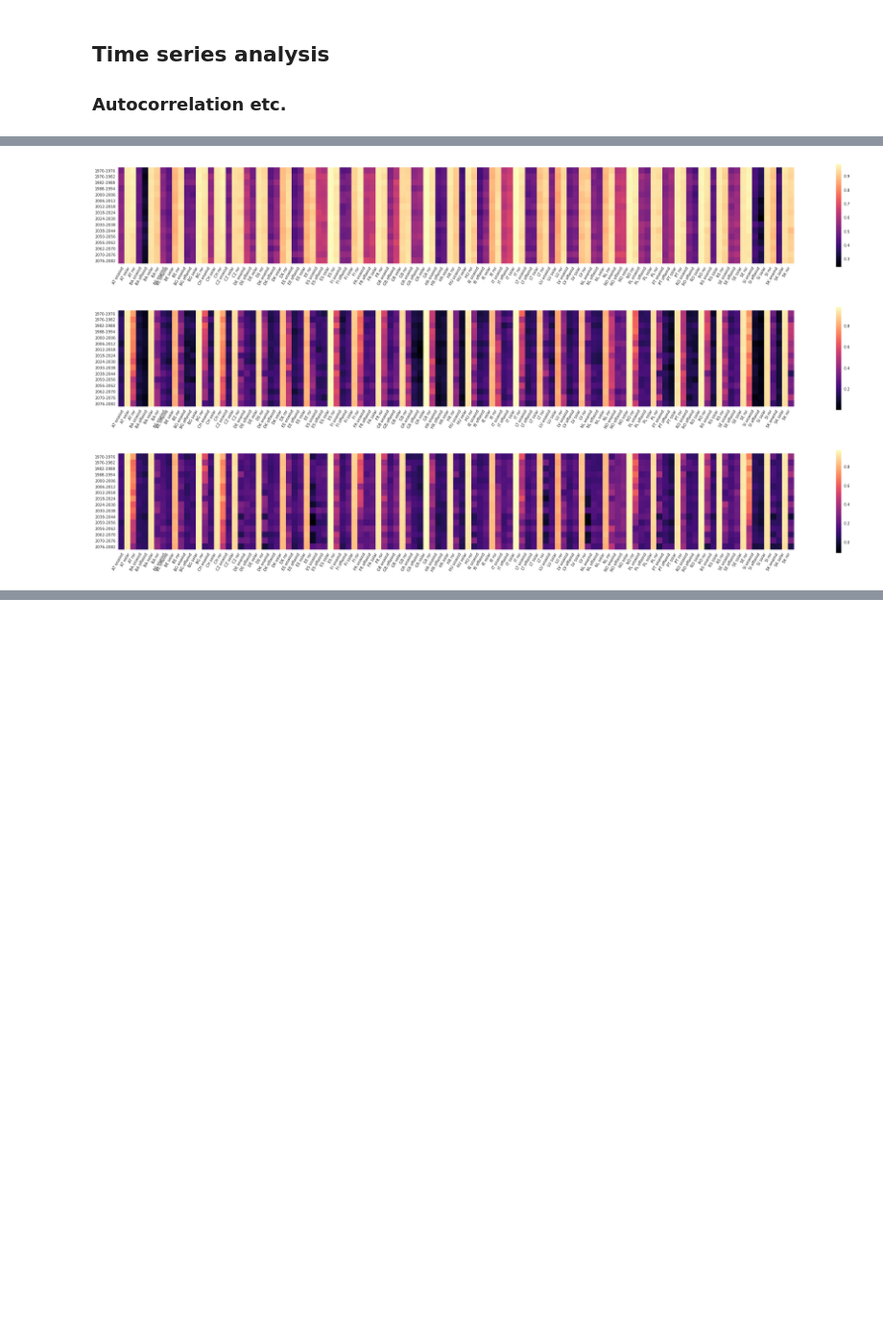
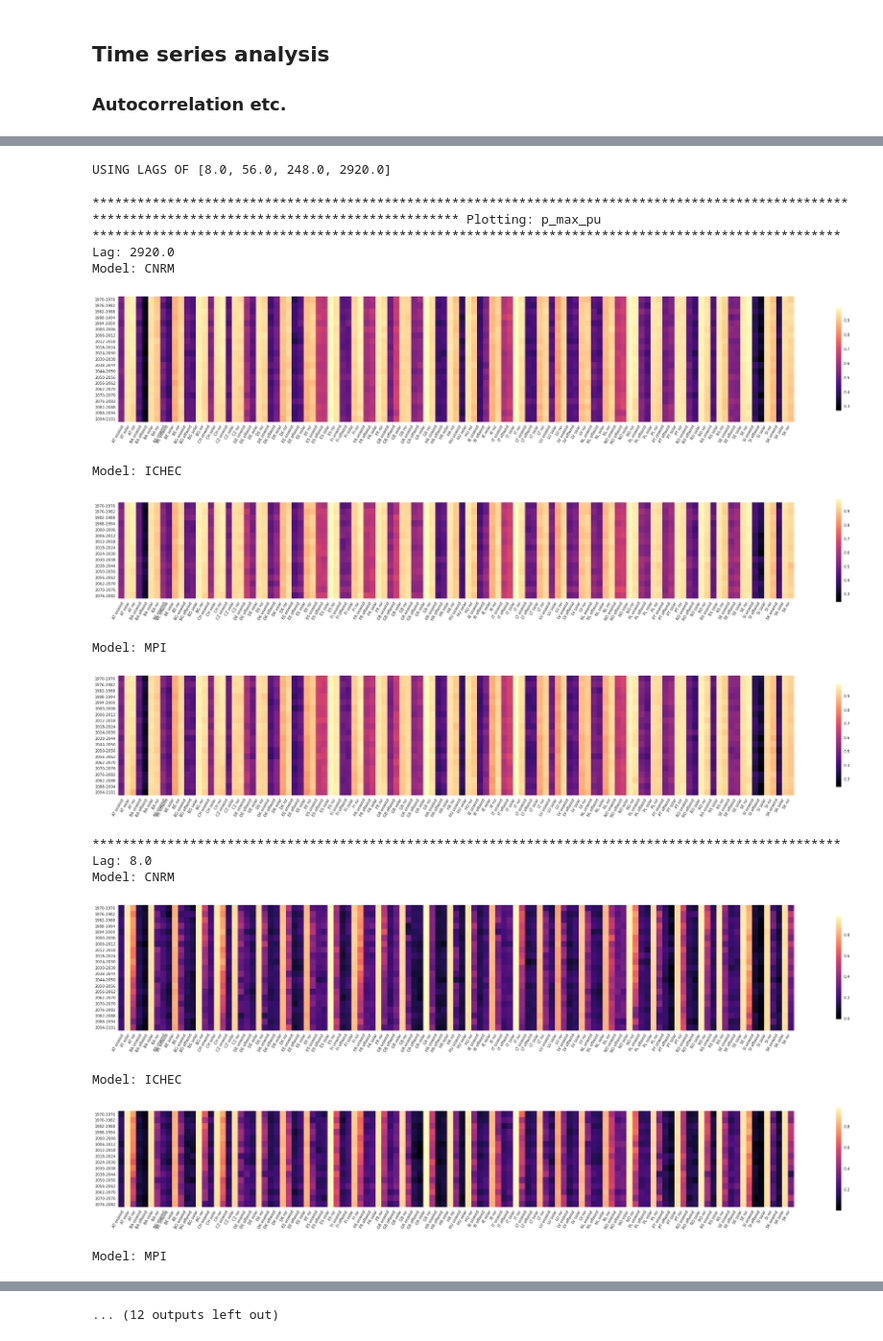
Before and after one commit to 2021-Energy-Climate-Hackathon/group_5, a Jupyter notebook: cap_factor_time_series_analysis.ipynb, the cells around one changed output, grey strips where cells are left out. Shown at 96% size. Drawn from its saved outputs; the diff is of its cells as text; code cells hidden in the pictures; blank space fills up the shorter version.

Commit message:
Update capacity factor time series analysis to cover all models

```diff
--- a/cap_factor_time_series_analysis.ipynb
+++ b/cap_factor_time_series_analysis.ipynb
@@ -147,6 +143,7 @@ for i in cap_fac_to_plot.columns[:10]:  # slice as wish, all 113 take a long tim
 # %%
 # Values for all time series over all periods of one model
-def get_autocorr_with_lag(cap_factors, use_lag):
+def get_autocorr_with_lag(cap_factors_per_model, model, use_lag):
+    cap_factors = cap_factors_per_model[model]
     autocorrs_for_model = {}
     for period, cap_facs_per_period in cap_factors.items():
         autocorrs_for_model[period] = {}
@@ -157,13 +154,22 @@ def get_autocorr_with_lag(cap_factors, use_lag):
 
     return autocorrs_for_model
 
+# Check the data structure looks OK
 ###import pprint
 ###pprint.pprint(autocorrs_for_model)
 
 # Assuming 3-hourly data (print(6*365*24/17528)  # = ~3)
-autocorrs_for_model_lag_1 = get_autocorr_with_lag(cap_factors, 8)  # daily
-autocorrs_for_model_lag_2 = get_autocorr_with_lag(cap_factors, 7*8)  # weekly
-autocorrs_for_model_lag_3 = get_autocorr_with_lag(cap_factors, 365*8)  # yearly
+points_per_day = 24/3
+relevant_lags = [points_per_day, 7*points_per_day, 31*points_per_day, 365*points_per_day]  # daily, weekly, (roughly) monthly, yearly
+print("USING LAGS OF", relevant_lags)
+
+autocorrs_with_lag_per_model = {}
+for model in models:
+    autocorrs_with_lag_per_model[model] = [get_autocorr_with_lag(cap_factors_per_model, model, int(lag)) for lag in relevant_lags]
+
+###pprint.pprint(autocorrs_with_lag_per_model)
+# %% [output]
+USING LAGS OF [8.0, 56.0, 248.0, 2920.0]
 # %%
 # Plotting them
 import matplotlib.colors as mcolors
@@ -173,39 +179,59 @@ def plot_autocorr(autocorrs_for_model):
     period_arrays = []
     ignore_periods = []
     for period, pdata in autocorrs_for_model.items():
         type_labels = list(pdata.keys())
         period_array = np.array(list(pdata.values()))
         # Filter out the single case when all data is NaN, len is 0:
         if len(period_array):
             period_arrays.append(period_array)  # in order
         else:
             ignore_periods.append(period)
 
     fig, ax = plt.subplots(figsize=(40, 10))
     d = np.stack(tuple(period_arrays))
     # Non-normalised:
     a = ax.imshow(d, cmap=plt.cm.magma)  #inferno)  #.cividis) #.PuBuGn) ### COLOURS
 
     # Labelling:
     period_labels = list(autocorrs_for_model.keys())
-    period_labels.remove(ignore_periods[0])
+    try:
+        period_labels.remove(ignore_periods[0])
+    except Exception as msg: # for CNRM, lacking in ...
+        pass
     plt.grid(False)
     plt.setp(ax.get_xticklabels(), rotation=60, ha="right",
              rotation_mode="anchor")
     ax.set_xticks(np.arange(len(type_labels)))
     ax.set_xticklabels(type_labels)
     ax.set_yticks(np.arange(len(period_labels)))
     ax.set_yticklabels(period_labels)
     fig.colorbar(a, shrink=0.5)
+    plt.show()
 
     # Normalised:
-    #fig, ax = plt.subplots(figsize=(18,10))
-    #ax.imshow(im_data, cmap=plt.cm.coolwarm, norm=mcolors.CenteredNorm())
+    ###fig, ax = plt.subplots(figsize=(18,10))
+    ###ax.imshow(im_data, cmap=plt.cm.coolwarm, norm=mcolors.CenteredNorm())
 
-plot_autocorr(autocorrs_for_model_lag_1)
-plot_autocorr(autocorrs_for_model_lag_2)
-plot_autocorr(autocorrs_for_model_lag_3)
+
+print("*****" * 30, f"Plotting: p_max_pu")
+for i in range(len(relevant_lags)):
+    print("*****" * 20, f"Lag: {relevant_lags[i-1]}")
+    for model in models:
+        print(f"Model: {model}")
+        use = autocorrs_with_lag_per_model[model][i]
+        plot_autocorr(use)
 # %% [output]
+****************************************************************************************************************************************************** Plotting: p_max_pu
+**************************************************************************************************** Lag: 2920.0
+Model: CNRM
-[figure, old version]
+[figure, new version]
+Model: ICHEC
-[figure, old version]
+[figure, new version]
+Model: MPI
-[figure, old version]
+[figure, new version]
+**************************************************************************************************** Lag: 8.0
+Model: CNRM
+[figure, added]
+Model: ICHEC
+[figure, added]
+Model: MPI
@@ -212 +239,2 @@ plot_autocorr(autocorrs_for_model_lag_3)
+... (12 outputs left out)
 # %% [markdown]
```
Also changed, not shown: parts of 9 cells of this notebook.
